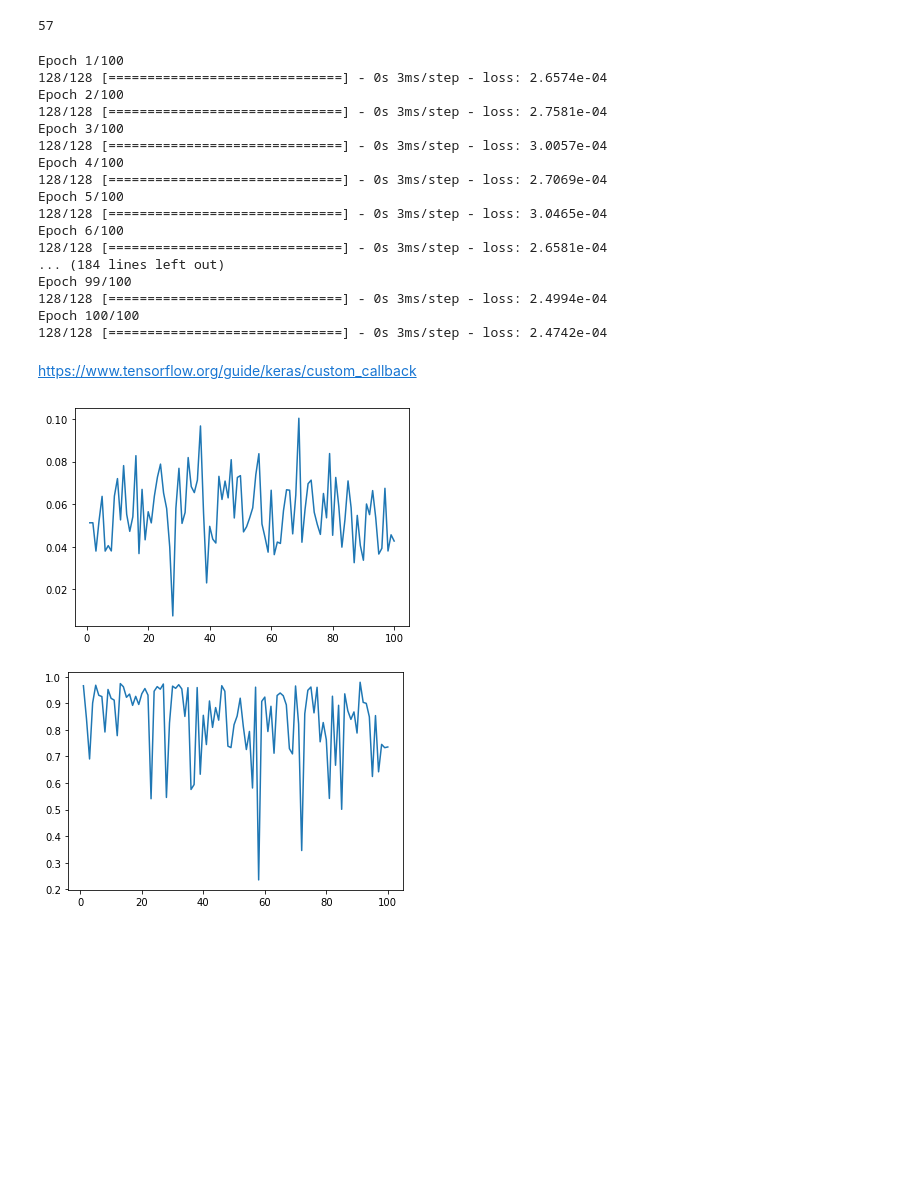
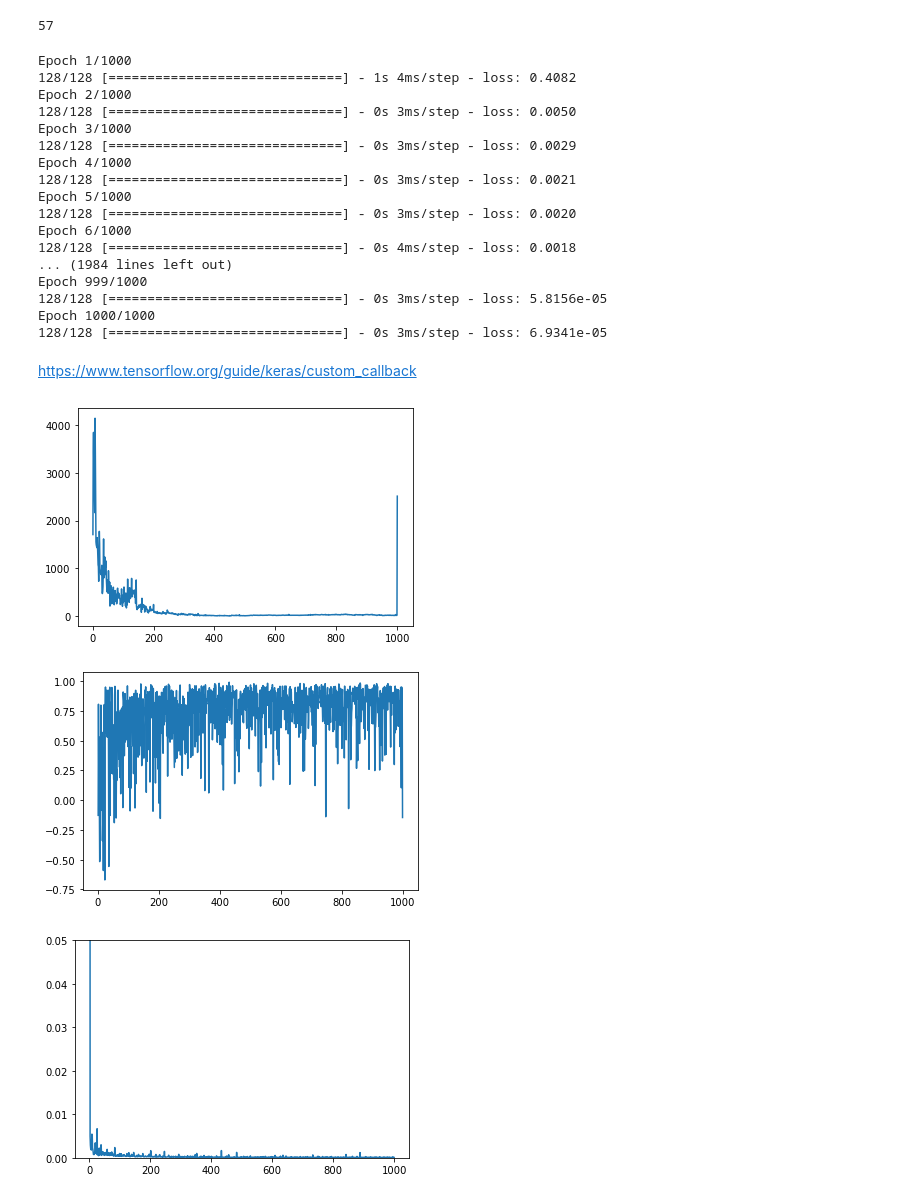
Before and after one commit to kathkkkkkk/Master-thesis, a Jupyter notebook: Experiment_2_method_1.ipynb, the cells around one changed output. Saved outputs shown, nothing was run; the diff lists cells and outputs as text; code cells hidden in the pictures; blank space fills up the shorter version.

```diff
--- a/Experiment_2_method_1.ipynb
+++ b/Experiment_2_method_1.ipynb
@@ -146,15 +159,25 @@ from tensorflow import keras
 K = 64
 input_layer = keras.Input(shape = (1, ))
 hidden_layer_1 = keras.layers.Dense(units = K,
-                                    activation = 'sigmoid')
+                                    activation = 'relu',
+                                    kernel_initializer=tf.keras.initializers.he_normal,
+                                    bias_initializer=tf.keras.initializers.Zeros())
 hidden_layer_2 = keras.layers.Dense(units = K,
-                                    activation = 'sigmoid')
+                                    activation = 'relu',
+                                    kernel_initializer=tf.keras.initializers.he_normal,
+                                    bias_initializer=tf.keras.initializers.Zeros())
 hidden_layer_3 = keras.layers.Dense(units = K,
-                                    activation = 'sigmoid')
+                                    activation = 'relu',
+                                    kernel_initializer=tf.keras.initializers.he_normal,
+                                    bias_initializer=tf.keras.initializers.Zeros())
 hidden_layer_4 = keras.layers.Dense(units = K,
-                                    activation = 'sigmoid')
+                                    activation = 'relu',
+                                    kernel_initializer=tf.keras.initializers.he_normal,
+                                    bias_initializer=tf.keras.initializers.Zeros())
 hidden_layer_5 = keras.layers.Dense(units = K,
-                                    activation = 'sigmoid')
+                                    activation = 'relu',
+                                    kernel_initializer=tf.keras.initializers.he_normal,
+                                    bias_initializer=tf.keras.initializers.Zeros())
 output_layer = keras.layers.Dense(units = 1,
                                     use_bias = False)
 model = keras.Sequential([input_layer,
@@ -166,7 +189,7 @@ model = keras.Sequential([input_layer,
                           output_layer])
 
 # compling the model
-adam = keras.optimizers.Adam(learning_rate=0.001)
+adam = keras.optimizers.SGD(learning_rate=0.001)
 model.compile(optimizer = 'adam', loss = 'mse')
 # %%
 N_train = 2 ** 12
@@ -200,39 +225,48 @@ class Compute_SB_Callback(keras.callbacks.Callback):
         #print(SB)
 # %%
-N_epoch = 100
+N_epoch = 1000
 FVU_list = np.zeros(N_epoch)
 SB_list = np.zeros(N_epoch)
 
+SB_callback = Compute_SB_Callback()
 tf.random.set_seed(seed)
-SB_callback = Compute_SB_Callback()
 beta = model.fit(x_train, y_train, epochs=N_epoch, batch_size=32, callbacks=[SB_callback])
+
+my_loss = beta.history['loss']
 # %% [output]
-Epoch 1/100
-128/128 [==============================] - 0s 3ms/step - loss: 2.6574e-04
-Epoch 2/100
-128/128 [==============================] - 0s 3ms/step - loss: 2.7581e-04
-Epoch 3/100
-128/128 [==============================] - 0s 3ms/step - loss: 3.0057e-04
-Epoch 4/100
-128/128 [==============================] - 0s 3ms/step - loss: 2.7069e-04
-Epoch 5/100
-128/128 [==============================] - 0s 3ms/step - loss: 3.0465e-04
-Epoch 6/100
-128/128 [==============================] - 0s 3ms/step - loss: 2.6581e-04
-... (184 lines left out)
-Epoch 99/100
-128/128 [==============================] - 0s 3ms/step - loss: 2.4994e-04
-Epoch 100/100
-128/128 [==============================] - 0s 3ms/step - loss: 2.4742e-04
+Epoch 1/1000
+128/128 [==============================] - 1s 4ms/step - loss: 0.4082
+Epoch 2/1000
+128/128 [==============================] - 0s 3ms/step - loss: 0.0050
+Epoch 3/1000
+128/128 [==============================] - 0s 3ms/step - loss: 0.0029
+Epoch 4/1000
+128/128 [==============================] - 0s 3ms/step - loss: 0.0021
+Epoch 5/1000
+128/128 [==============================] - 0s 3ms/step - loss: 0.0020
+Epoch 6/1000
+128/128 [==============================] - 0s 4ms/step - loss: 0.0018
+... (1984 lines left out)
+Epoch 999/1000
+128/128 [==============================] - 0s 3ms/step - loss: 5.8156e-05
+Epoch 1000/1000
+128/128 [==============================] - 0s 3ms/step - loss: 6.9341e-05
 # %% [markdown]
 https://www.tensorflow.org/guide/keras/custom_callback
 # %%
-epoch_list = np.arange(1,N_epoch+1)
+epoch_list = np.arange(1, N_epoch+1)
 
 plt.plot(epoch_list, FVU_list)
+#plt.ylim(0,1)
 plt.show()
+
 plt.plot(epoch_list, SB_list)
 plt.show()
+
+plt.plot(epoch_list, my_loss)
+plt.ylim(0,0.05)
+plt.show()
 # %% [output]
-[figure, old version]
+[figure, new version]
-[figure, old version]
+[figure, new version]
+[figure, added]
```
Also changed, not shown: parts of 2 cells of this notebook, 1 other file.
